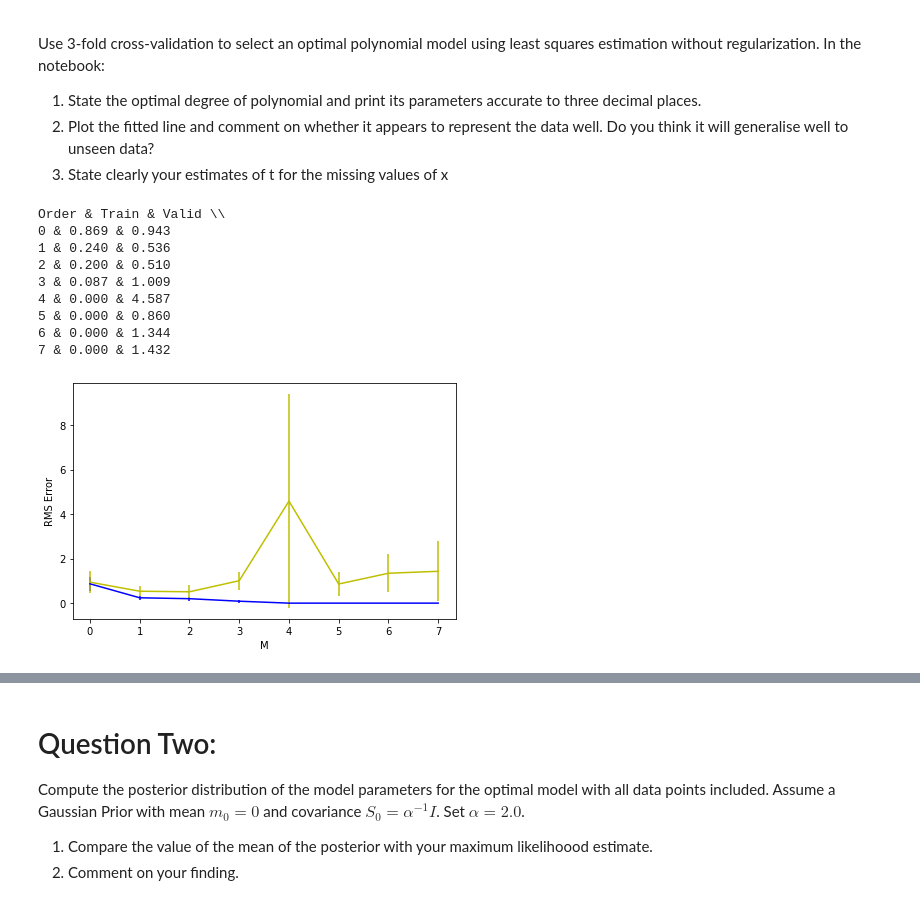
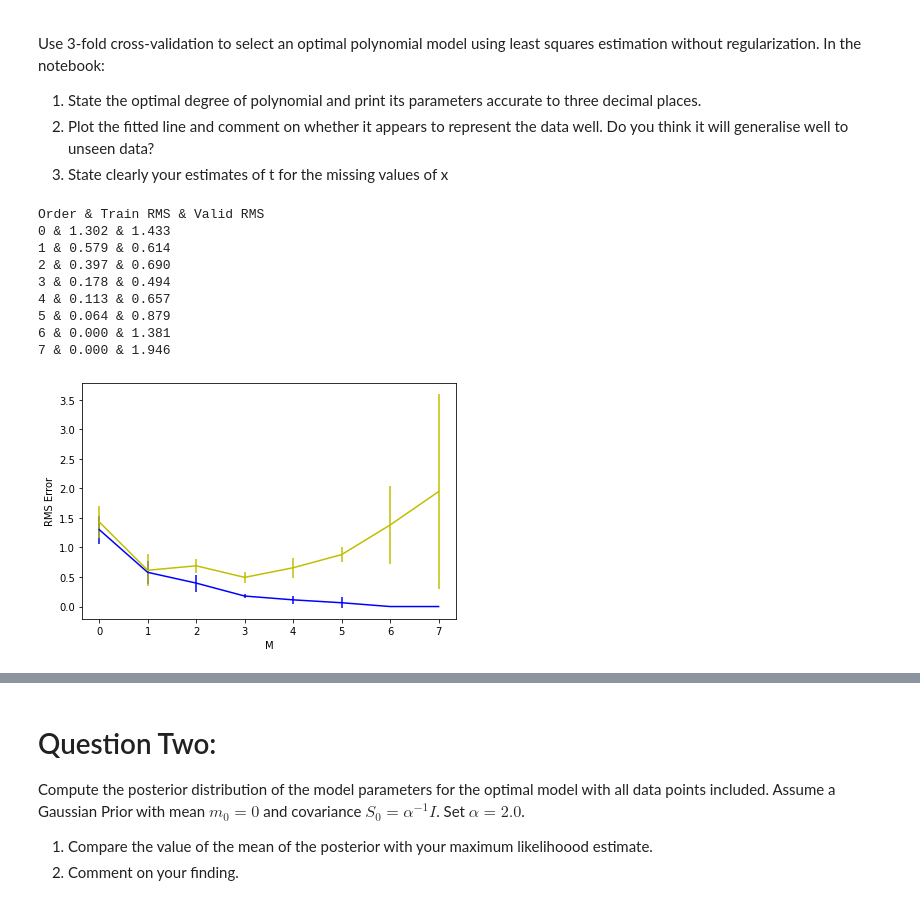
Before and after one commit to palvindersander/machine-learning-uni, a Jupyter notebook: regression 1/assignment1.ipynb, the cells around one changed output, grey strips where cells are left out. Cells and saved outputs as stored; diff of their text form; code cells hidden in the pictures.

```diff
--- a/regression 1/assignment1.ipynb
+++ b/regression 1/assignment1.ipynb
@@ -45,25 +24,17 @@ Use 3-fold cross-validation to select an optimal polynomial model using least sq
 2. Plot the fitted line and comment on whether it appears to represent the data well. Do you think it will generalise well to unseen data?
 3. State clearly your estimates of t for the missing values of x
 # %%
-# Construct the dataset
+# Points: 0  1  2  3  4  5  6  7  8  9 10 11 12 13
+# Split:  C  C  E  C  C  E  C  C  E  C  C  E  C  C
 
-'''
-xtrainval = np.concatenate((x[0:2], x[3:5], x[6:8], x[10:11], x[12:]), axis=0)
-ttrainval = np.concatenate((t[0:2], t[3:5], t[6:8], t[10:11], t[12:]), axis=0)
-xtest = np.concatenate((x[2:3], x[5:6], x[8:10], x[11:12]), axis=0)
-ttest = np.concatenate((t[2:3], t[5:6], t[8:10], t[11:12]), axis=0)
-Folds = [ trainval[0:3], trainval[3:6], trainval[6:] ]
-'''
 
-# The combined data for cross-validation: 7pts
-xtrainval = x[1::2].flatten()
-ttrainval = t[1::2].flatten()
+# The combined data for cross-validation: 10pts
+xtrainval = np.concatenate((x.flatten()[0::3], x.flatten()[1::3]), axis=0)
+ttrainval = np.concatenate((t.flatten()[0::3], t.flatten()[1::3]), axis=0)
 
-# The test set: 7pts
-xtest = x[0::2].flatten()
-ttest = t[0::2].flatten()
-
-# We now split the dataset into three random folds
+# The test set: 4pts
+xtest = x[2::3].flatten()
+ttest = t[2::3].flatten()
 
 # First, combine the x and t data into a single array
 trainval = np.concatenate([np.atleast_2d(xtrainval).T,np.atleast_2d(ttrainval).T],axis=1)
@@ -72,61 +43,75 @@ trainval = np.concatenate([np.atleast_2d(xtrainval).T,np.atleast_2d(ttrainval).T
 trainval = np.random.permutation(trainval)
 
 # Split the dataset, remembering that we randomised the order of the data points. We'll split into K=3 folds.
-Folds = [ trainval[0:2], trainval[2:5], trainval[5:] ]
+Folds = [ trainval[0:3], trainval[3:7], trainval[7:] ]
 
-M = [0,1,2,3,4,5,6,7] # Max polynomial order set to 7 because the training
-K = 3 # Number of folds
+# Max polynomial order set to 7 because the training
+M = [0,1,2,3,4,5,6,7]
+
+# Number of folds
+K = 3
+
 rmstrain = [] # Error on the training folds
 rmsvalid = [] # RMS error on the validation fold
 stdtrain = [] # Standard deviation over the training sets
 stdvalid = [] # Standard deviation over the validation sets
 
 for i in M:
+
     # Record the performance on the folds
     train_loss = []
     validation_loss = []
+
     for j in range(K):
+
         # Select the one validation fold
         Valid = Folds[j]
+
         # Select and combine the K-1 training folds
         Train = np.concatenate(Folds[:j]+Folds[j+1:])
+
         # Compute the basis matrix for the training and validation folds
         PhiTrain = np.array([pow(Train[:,0],j) for j in range(0,i+1)]).transpose()
         PhiValid = np.array([pow(Valid[:,0],j) for j in range(0,i+1)]).transpose()
+
         # Train the model
         w = np.linalg.solve(np.matmul(PhiTrain.transpose(),PhiTrain), np.matmul(PhiTrain.transpose(),Train[:,1]))
+
         # Compute the error on the training set
         train_loss.append(np.sqrt(np.average(pow(Train[:,1]-np.matmul(PhiTrain,w),2))))
+
         # Compute the error on the validation set
         validation_loss.append(np.sqrt(np.average(pow(Valid[:,1]-np.matmul(PhiValid,w),2))))
+
     # Record the average over the folds
     rmstrain.append(np.average(train_loss))
     rmsvalid.append(np.average(validation_loss))
     stdtrain.append(np.std(train_loss))
     stdvalid.append(np.std(validation_loss))
 
+# Plot RMS Error for each Polynomial order
 plt.figure()
 plt.errorbar(M,rmstrain,fmt='b-',yerr=stdtrain,label="Train")
 plt.errorbar(M,rmsvalid,fmt='y-',yerr=stdvalid,label="Validation")
 plt.xlabel('M')
 plt.ylabel('RMS Error')
 plt.tight_layout()
 plt.savefig('cross-validation-loss.png')
 
-print("Order & Train & Valid \\\\")
+print("Order & Train RMS & Valid RMS ")
 for i in M:
     print(f"{i:d} & {rmstrain[i]:.3f} & {rmsvalid[i]:.3f}")
 # %% [output]
-Order & Train & Valid \\
-0 & 0.869 & 0.943
-1 & 0.240 & 0.536
-2 & 0.200 & 0.510
-3 & 0.087 & 1.009
-4 & 0.000 & 4.587
-5 & 0.000 & 0.860
-6 & 0.000 & 1.344
-7 & 0.000 & 1.432
+Order & Train RMS & Valid RMS
+0 & 1.302 & 1.433
+1 & 0.579 & 0.614
+2 & 0.397 & 0.690
+3 & 0.178 & 0.494
+4 & 0.113 & 0.657
+5 & 0.064 & 0.879
+6 & 0.000 & 1.381
+7 & 0.000 & 1.946
-[figure, old version]
+[figure, new version]
 # %%
 # Recompute the basis for the cubic model
 polyorder = 3
```
Also changed, not shown: parts of 4 cells of this notebook, 6 other files.
